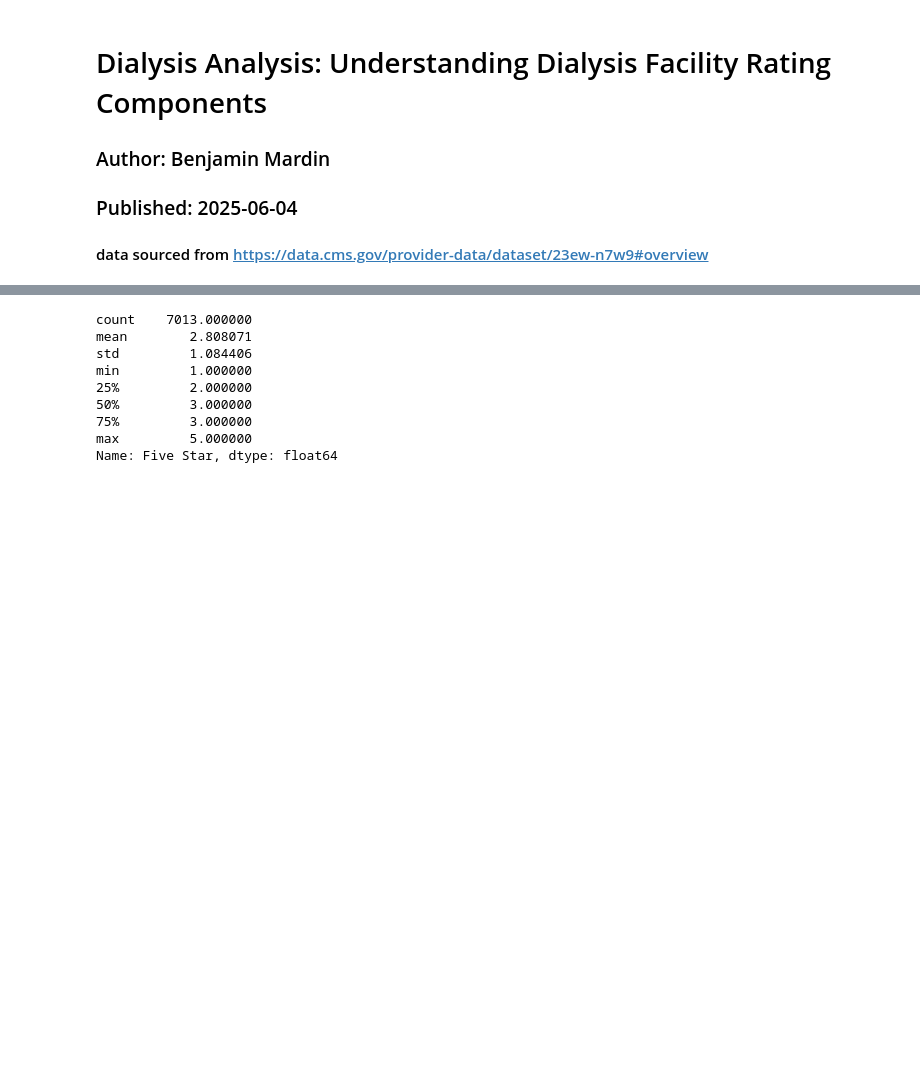
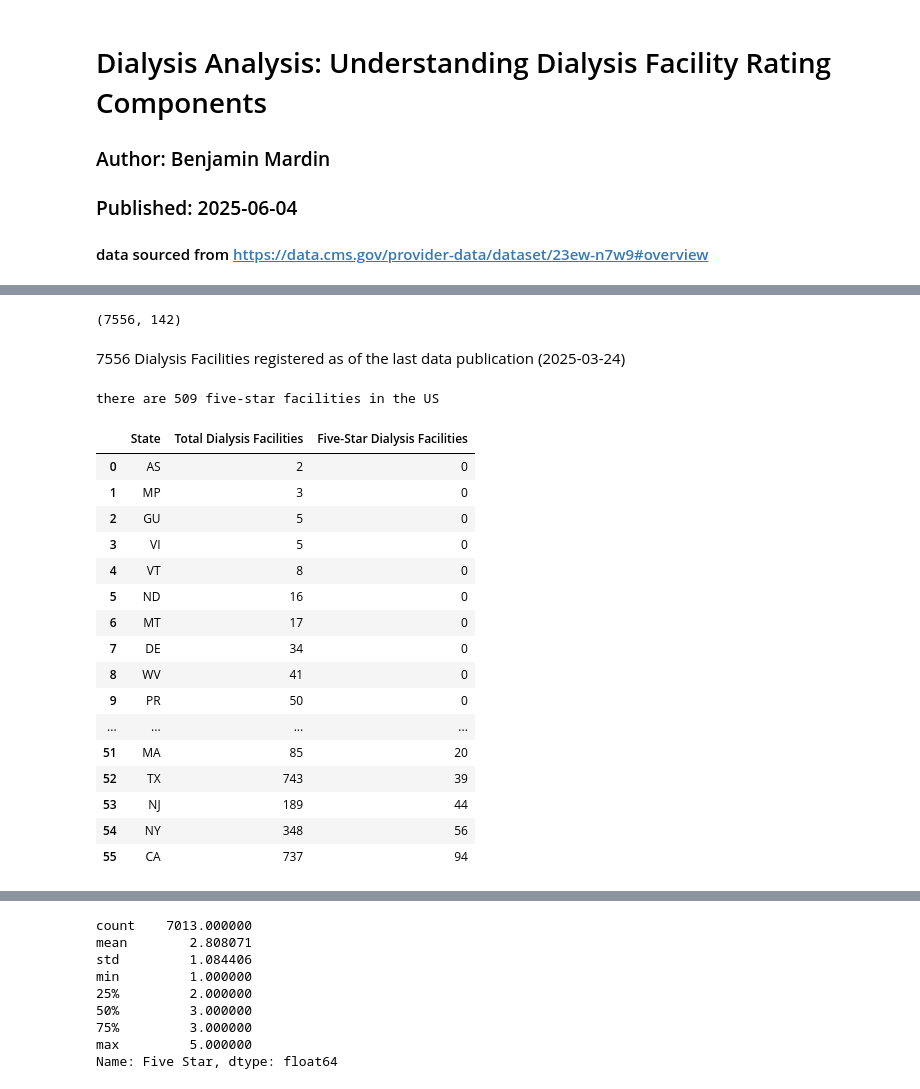
Before and after one commit to bm760/udacity-ds-project1, a Jupyter notebook: Dialysis Analysis.ipynb, the cells around one changed output, grey strips where cells are left out. Saved outputs shown, nothing was run; the diff lists cells and outputs as text; code cells hidden in the pictures; blank space fills up the shorter version.

```diff
--- a/Dialysis Analysis.ipynb
+++ b/Dialysis Analysis.ipynb
@@ -50,0 +39,49 @@ pd.set_option('display.max_rows', None)
+# %%
+# check shape of data
+dfc_f.shape
+# %% [output]
+(7556, 142)
+# %% [markdown]
+7556 Dialysis Facilities registered as of the last data publication (2025-03-24)
+# %%
+# how many 5 star facilities are there in the US?
+
+# filter for observations with 5 stars
+five_star = dfc_f[dfc_f['Five Star'] == 5]
+print(f'there are {len(five_star)} five-star facilities in the US')
+
+# how are the 5 star facilities distributed in the states?
+five_star_states = five_star.groupby('State')['CMS Certification Number (CCN)'].count().reset_index()
+
+# which state have the fewest/none?
+# to get a list of all states and their total facilities, count from the original dataframe
+# then merge with the count of 5 star facilities in each state
+# rename columns as needed
+# order by # of 5 star and total facilities
+facility_counts = dfc_f.groupby(['State'])['CMS Certification Number (CCN)'].count().reset_index() \
+     .merge(five_star_states, how='left', on='State') \
+     .rename(columns={'CMS Certification Number (CCN)_x':'Total Dialysis Facilities',
+                      'CMS Certification Number (CCN)_y':'Five-Star Dialysis Facilities'}) \
+     .fillna(0).astype({'Five-Star Dialysis Facilities': 'int'}) \
+     .sort_values(['Five-Star Dialysis Facilities', 'Total Dialysis Facilities']) \
+     .reset_index().drop('index', axis=1)
+facility_counts
+# %% [output]
+there are 509 five-star facilities in the US
+|  | State | Total Dialysis Facilities | Five-Star Dialysis Facilities |
+| 0 | AS | 2 | 0 |
+| 1 | MP | 3 | 0 |
+| 2 | GU | 5 | 0 |
+| 3 | VI | 5 | 0 |
+| 4 | VT | 8 | 0 |
+| 5 | ND | 16 | 0 |
+| 6 | MT | 17 | 0 |
+| 7 | DE | 34 | 0 |
+| 8 | WV | 41 | 0 |
+| 9 | PR | 50 | 0 |
+| ... | ... | ... | ... |
+| 51 | MA | 85 | 20 |
+| 52 | TX | 743 | 39 |
+| 53 | NJ | 189 | 44 |
+| 54 | NY | 348 | 56 |
+| 55 | CA | 737 | 94 |
```
Also changed, not shown: parts of 52 cells of this notebook.
